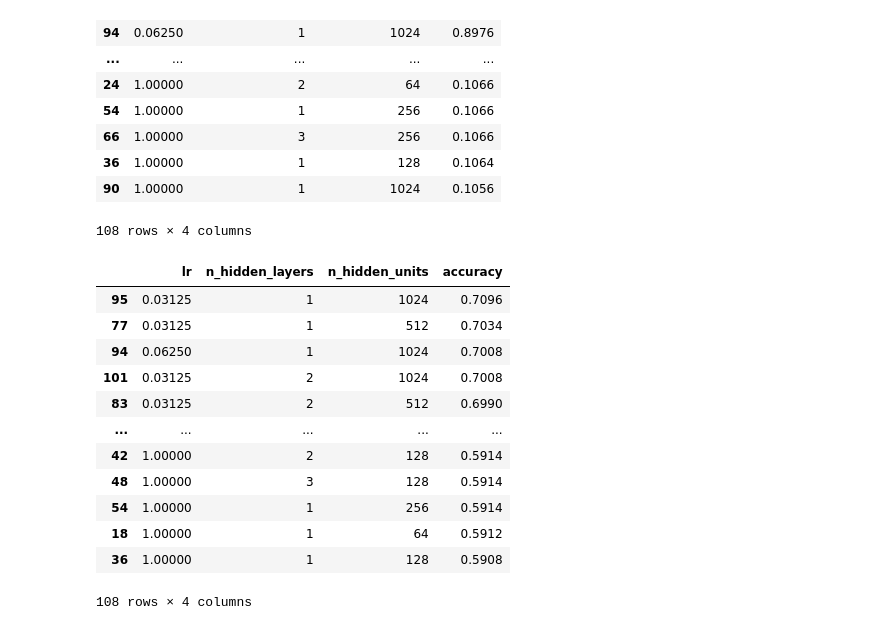
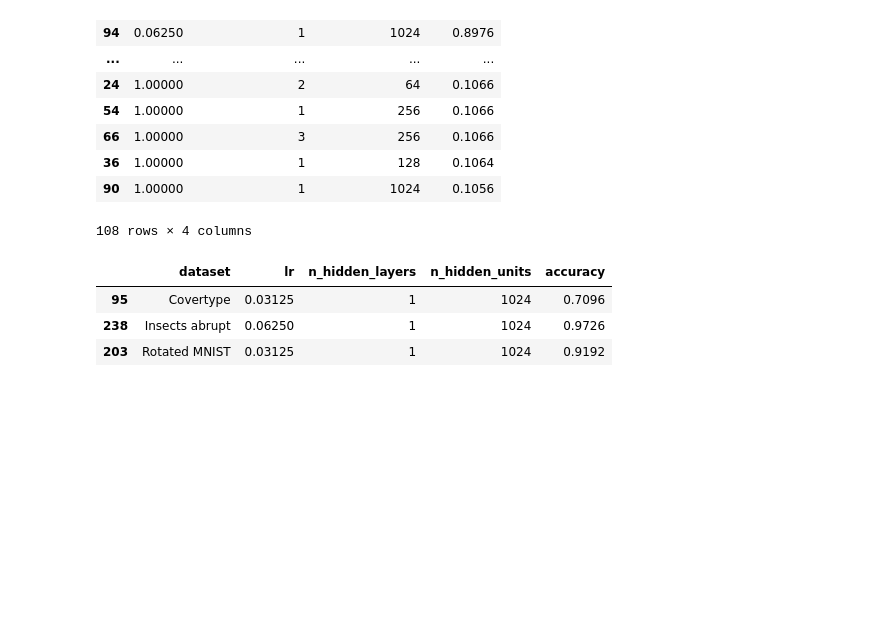
Before and after one commit to lucasczz/OLRONN, a Jupyter notebook: notebooks/dev.ipynb, the cells around one changed output. Cells and saved outputs as stored; diff of their text form; code cells hidden in the pictures; blank space fills up the shorter version.

```diff
--- a/notebooks/dev.ipynb
+++ b/notebooks/dev.ipynb
@@ -130,19 +198,12 @@ df[hparams + ['accuracy']].sort_values(by='accuracy', ascending=False)
 # %%
-df = pd.read_json("../reports/tune_full2.jsonl", orient='records', lines=True)
-hparams = ['lr', 'n_hidden_layers', "n_hidden_units"]
+
+df = pd.read_json("../reports/tune_clf.jsonl", orient='records', lines=True)
+hparams = ['dataset', 'lr', 'n_hidden_layers', "n_hidden_units"]
 df['accuracy'] = df.apply(lambda row: (np.array(row['preds']) == np.array(row['labels'])).mean(), axis=1)
-df[hparams + ['accuracy']].sort_values(by='accuracy', ascending=False)
+idcs_best = df.groupby('dataset')['accuracy'].idxmax()
+df.loc[idcs_best][hparams + ['accuracy']]
 # %% [output]
-|  | lr | n_hidden_layers | n_hidden_units | accuracy |
-| 95 | 0.03125 | 1 | 1024 | 0.7096 |
-| 77 | 0.03125 | 1 | 512 | 0.7034 |
-| 94 | 0.06250 | 1 | 1024 | 0.7008 |
-| 101 | 0.03125 | 2 | 1024 | 0.7008 |
-| 83 | 0.03125 | 2 | 512 | 0.6990 |
-| ... | ... | ... | ... | ... |
-| 42 | 1.00000 | 2 | 128 | 0.5914 |
-| 48 | 1.00000 | 3 | 128 | 0.5914 |
-| 54 | 1.00000 | 1 | 256 | 0.5914 |
-| 18 | 1.00000 | 1 | 64 | 0.5912 |
-| 36 | 1.00000 | 1 | 128 | 0.5908 |
+|  | dataset | lr | n_hidden_layers | n_hidden_units | accuracy |
+| 95 | Covertype | 0.03125 | 1 | 1024 | 0.7096 |
+| 238 | Insects abrupt | 0.06250 | 1 | 1024 | 0.9726 |
+| 203 | Rotated MNIST | 0.03125 | 1 | 1024 | 0.9192 |
-108 rows × 4 columns
```
Also changed, not shown: parts of 24 cells of this notebook, 11 other files.
